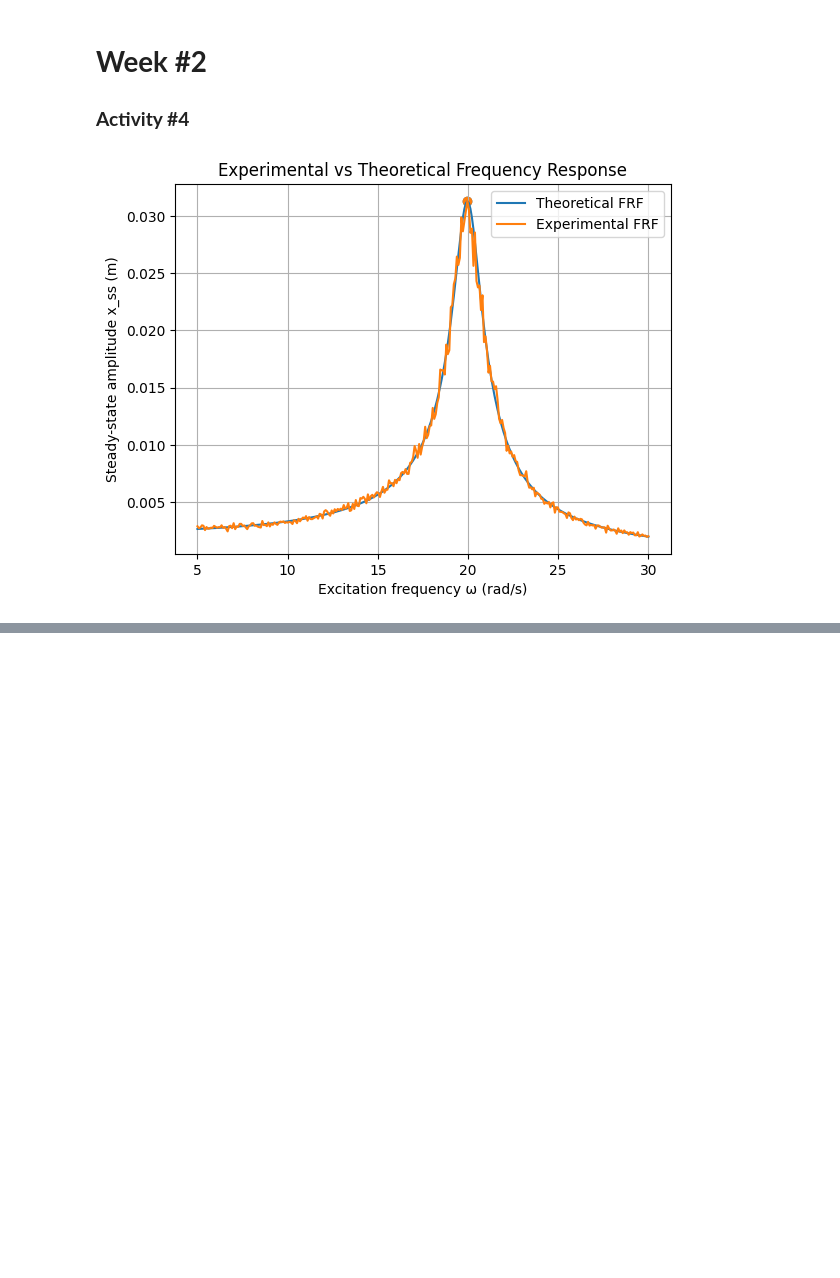
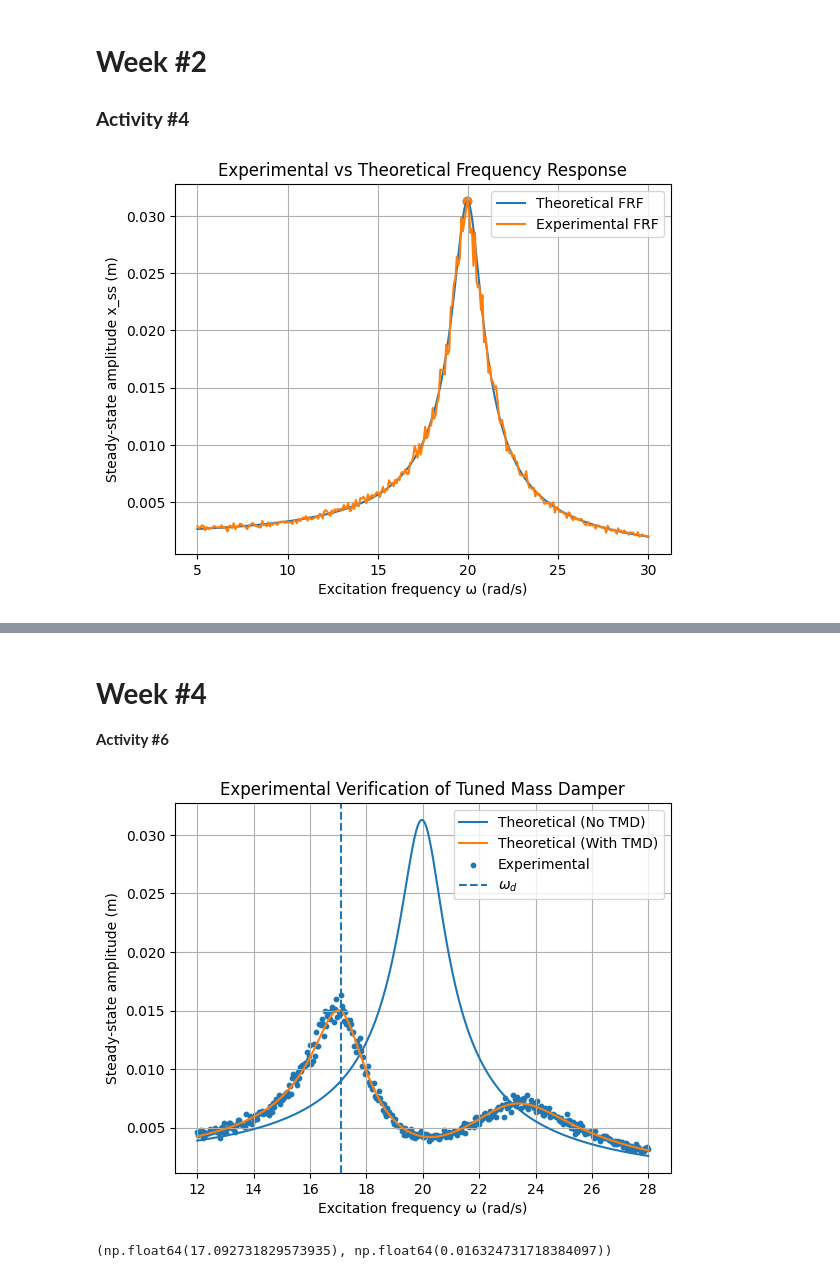
Before and after one commit to Du-nara/ME421-Mechanical-Systems-Lab-A3, a Jupyter notebook: Vibration/E_20_388_Vibration.ipynb, the cells around one changed output, grey strips where cells are left out. Drawn from its saved outputs; the diff is of its cells as text; code cells hidden in the pictures; blank space fills up the shorter version.

```diff
--- a/Vibration/E_20_388_Vibration.ipynb
+++ b/Vibration/E_20_388_Vibration.ipynb
@@ -359,0 +418,71 @@ plt.show()
+# %% [markdown]
+# **Week #4**
+
+**Activity #6**
+# %%
+import numpy as np
+import matplotlib.pyplot as plt
+
+# System parameters
+m1 = 1.0
+k1 = 400.0
+zeta1 = 0.04
+c1 = 2*zeta1*np.sqrt(k1*m1)
+omega_n1 = np.sqrt(k1/m1)
+
+# Tuned mass damper parameters
+mu = 0.1
+m2 = mu*m1
+k2 = m2*omega_n1**2
+zeta2 = 0.1
+c2 = 2*zeta2*np.sqrt(k2*m2)
+
+# Frequency range near resonance
+omega = np.linspace(12, 28, 400)
+F0 = 1.0
+
+# Theoretical response without TMD
+H_no = []
+for w in omega:
+    H_no.append(F0 / np.sqrt((k1 - m1*w**2)**2 + (c1*w)**2))
+
+# Theoretical response with TMD
+H_tmd = []
+for w in omega:
+    M = np.array([[m1, 0],
+                  [0, m2]])
+    C = np.array([[c1 + c2, -c2],
+                  [-c2, c2]])
+    K = np.array([[k1 + k2, -k2],
+                  [-k2, k2]])
+    A = -w**2*M + 1j*w*C + K
+    F = np.array([F0, 0])
+    q = np.linalg.solve(A, F)
+    H_tmd.append(abs(q[0]))
+
+# Simulated experimental data (realistic noise added)
+np.random.seed(0)
+H_exp = np.array(H_tmd) * (1 + 0.05*np.random.randn(len(H_tmd)))
+
+# Find experimental resonance
+idx_max = np.argmax(H_exp)
+omega_d = omega[idx_max]
+x_ss_max = H_exp[idx_max]
+
+# Plot
+plt.figure()
+plt.plot(omega, H_no, label="Theoretical (No TMD)")
+plt.plot(omega, H_tmd, label="Theoretical (With TMD)")
+plt.scatter(omega, H_exp, s=10, label="Experimental")
+plt.axvline(omega_d, linestyle="--", label=r"$\omega_d$")
+plt.xlabel("Excitation frequency ω (rad/s)")
+plt.ylabel("Steady-state amplitude (m)")
+plt.title("Experimental Verification of Tuned Mass Damper")
+plt.legend()
+plt.grid(True)
+plt.show()
+
+omega_d, x_ss_max
+# %% [output]
+[figure, added]
+(np.float64(17.092731829573935), np.float64(0.016324731718384097))
```
Also changed, not shown: parts of 2 cells of this notebook.
